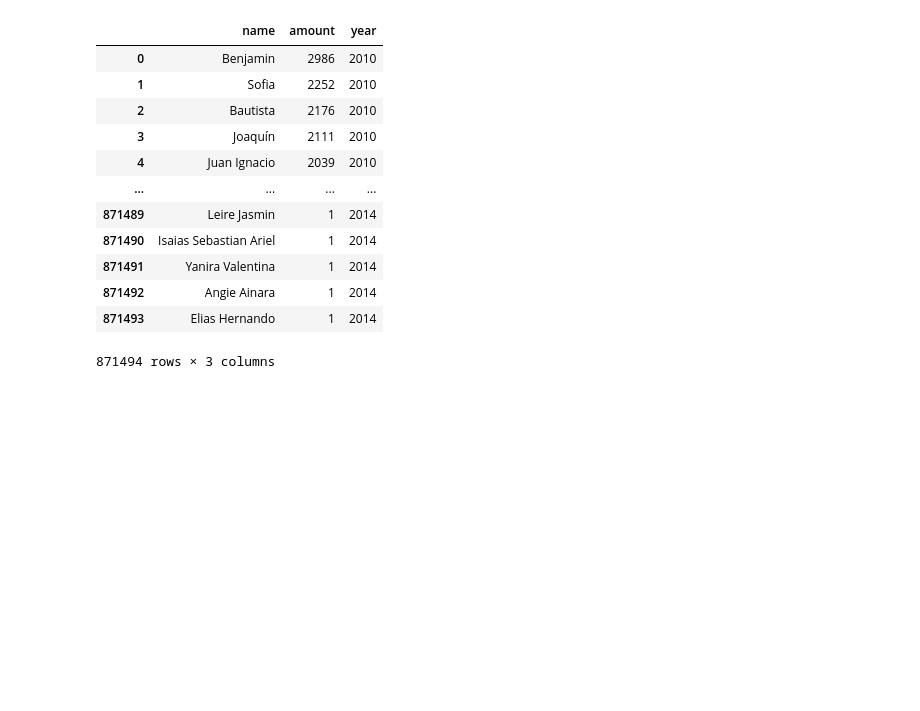
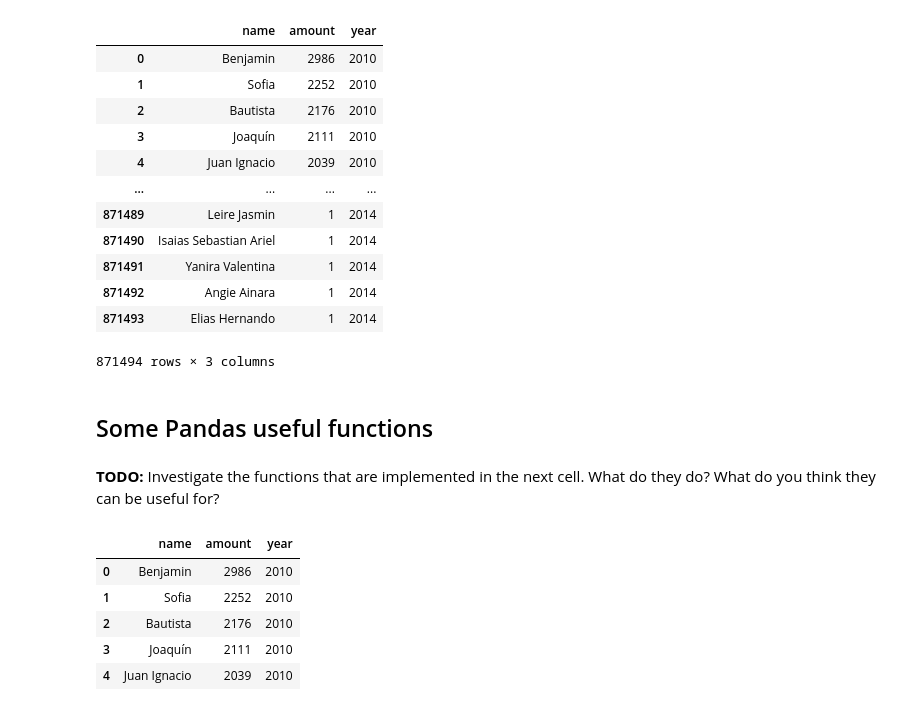
Before and after one commit to agusle/something_new_everyday, a Jupyter notebook: intensive_training/pandas.ipynb, the cells around one changed output. Cells and saved outputs as stored; diff of their text form; code cells hidden in the pictures; blank space fills up the shorter version.

Commit message:
pandas useful functions

```diff
--- a/intensive_training/pandas.ipynb
+++ b/intensive_training/pandas.ipynb
@@ -50,3 +50,16 @@ df_names
 | 871492 | Angie Ainara | 1 | 2014 |
 | 871493 | Elias Hernando | 1 | 2014 |
 871494 rows × 3 columns
+# %% [markdown]
+## Some Pandas useful functions
+# %% [markdown]
+**TODO:** Investigate the functions that are implemented in the next cell. What do they do? What do you think they can be useful for?
+# %%
+df_names.head()
+# %% [output]
+|  | name | amount | year |
+| 0 | Benjamin | 2986 | 2010 |
+| 1 | Sofia | 2252 | 2010 |
+| 2 | Bautista | 2176 | 2010 |
+| 3 | Joaquín | 2111 | 2010 |
+| 4 | Juan Ignacio | 2039 | 2010 |
```
Also changed, not shown: parts of 5 cells of this notebook.
